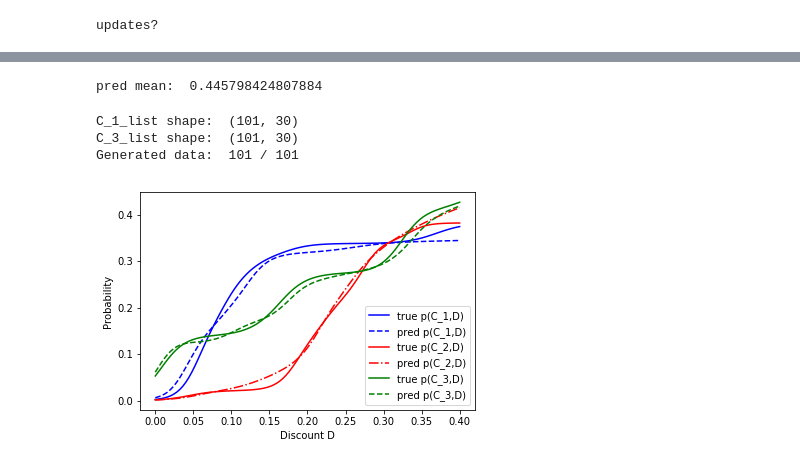
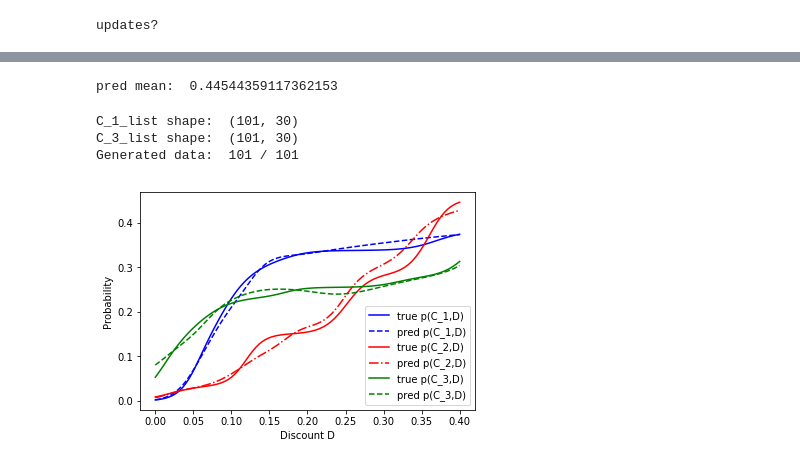
Before and after one commit to mattiasakesson/DataGeneratorPack, a Jupyter notebook: Tacton_MLmodel2.ipynb, the cells around one changed output, grey strips where cells are left out. Saved outputs shown, nothing was run; the diff lists cells and outputs as text; code cells hidden in the pictures.

```diff
--- a/Tacton_MLmodel2.ipynb
+++ b/Tacton_MLmodel2.ipynb
@@ -46,7 +46,7 @@ deal_test = test_data['deal_test']
 #import pickle
 #import os
 
-C_train, D_train, p_train, deal_train = G.generate_data(copyfunction=lambda: int(np.maximum(0,np.random.normal(400,0.2))))
+C_train, D_train, p_train, deal_train = G.generate_data(copyfunction=lambda: int(np.maximum(0,np.random.normal(100,0.2))))
 #training_data = {'C_train': C_train, "D_train": D_train, "p_train": p_train, "deal_train": deal_train}
 #pickle.dump( training_data, open( "training_data.p", "wb" ) )
 # %% [output]
@@ -105,14 +113,6 @@ M.model.summary()
 # %%
-from MLmodel import*
-test_size = 50000
-C_val = C_test[:test_size]
-D_val = D_test[:test_size]
-deal_val = deal_test[:test_size]
-p_val = p_test[:test_size]
 print("true logloss train set: ", np.mean(logloss(deal_train,p_train)))
 print("true logloss test set: ", np.mean(logloss(deal_val,p_val)))
-M = MLmodel(create_model())
-M.train(C_train, D_train, deal_train, C_val, D_val, deal_val, batch_size=10, verbose=1, early_stopping_patience=15)
 # %% [output]
 true logloss train set:  0.4427175758783579
 true logloss test set:  0.4441467045504705
@@ -133,0 +119,3 @@ Epoch 00023: early stopping
+# %%
+
+M.train(C_train, D_train, deal_train, C_val, D_val, deal_val, batch_size=1000, verbose=1, early_stopping_patience=15)
@@ -137,7 +143,7 @@ p_pred_val = M.probability(C_val,D_val)
 pred_score = logloss(deal_val,p_pred_val)
 print("pred mean: ", np.mean(pred_score))
 # %% [output]
-pred mean:  0.445798424807884
+pred mean:  0.44544359117362153
 # %%
 
 nr=101
@@ -158,7 +164,7 @@ plt.plot(dl,p_pred, c='b', ls='--', label='pred p(C_1,D)')
 #ind1 = np.where(np.array([list(C_) == list(C_1) for C_ in C_train]))
 #plt.scatter(D_train[ind1], p_train[ind1], c ='b',marker='x')
 
-C_2 = [3,2,0,2,6,2]
+C_2 = [3,2,0,2,5,2]
 C_2oh = one_hot(C_2)
 C_2_list = np.tile(np.expand_dims(np.array(C_2oh),0),(nr,1))
 #p_pred2 = model([np.expand_dims(dl,1),C_2_list]).mean()
@@ -171,35 +177,35 @@ p_pred2 =  M.probability(C_2_list, dl)
 plt.plot(dl,p_pred2, c='r', ls='-.', label='pred p(C_2,D)')
 
 
 
 
 
 
 
-C_3 = [0,2,0,1,2,2]
+C_3 = [0,2,0,1,2,3]
 C_3oh = one_hot(C_3)
 C_3_list = np.tile(np.expand_dims(np.array(C_3oh),0),(nr,1))
 
 print("C_3_list shape: ", C_3_list.shape)
 
 #p_pred3 = model([np.expand_dims(dl,1),C_3_list]).mean()
 #p_pred3 = np.squeeze(p_pred3)
 p_pred3 =  M.probability(C_3_list, dl)
 true_C_3 = G.P.p(C_3_list,dl)
 
 plt.plot(dl,true_C_3, c='g', label='true p(C_3,D)')
 plt.plot(dl,p_pred3, c='g', ls='--', label='pred p(C_3,D)')
 
 plt.xlabel('Discount D')
 plt.ylabel('Probability')
 plt.legend()
 plt.savefig("plotswith")
 plt.show()
 # %% [output]
 C_1_list shape:  (101, 30)
 C_3_list shape:  (101, 30)
 Generated data:  101 / 101
-[figure, old version]
+[figure, new version]
 # %%
 
 print("np.expand_dims(D_train,1) shape: ", (np.expand_dims(D_train,1)).shape)
```
Also changed, not shown: parts of 5 cells of this notebook.
